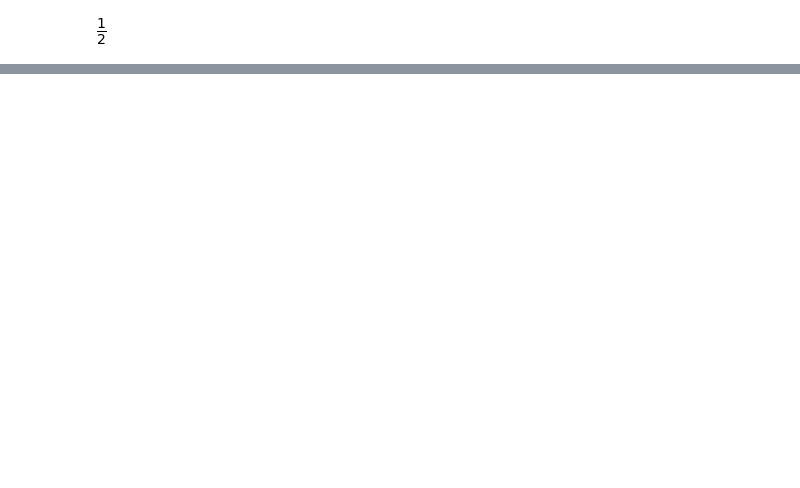
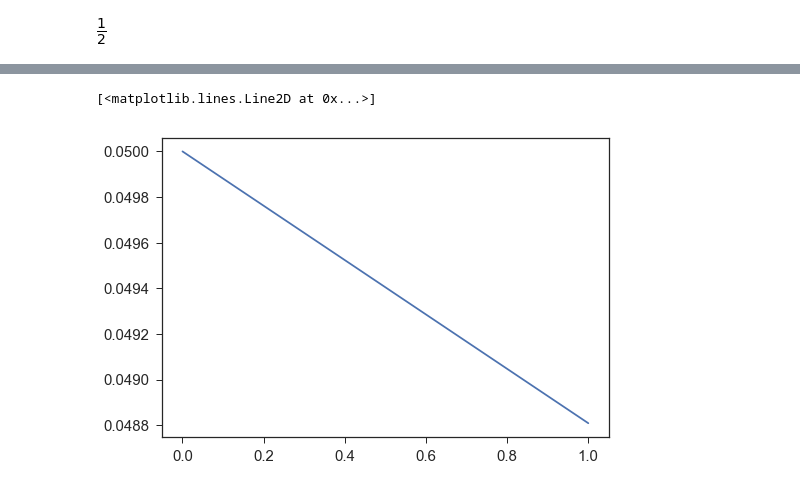
Before and after one commit to yoavram/Milpitas, a Jupyter notebook: notebooks/modifiers recursion.ipynb, the cells around one changed output, grey strips where cells are left out. Drawn from its saved outputs; the diff is of its cells as text; code cells hidden in the pictures; blank space fills up the shorter version.

```diff
--- a/notebooks/modifiers recursion.ipynb
+++ b/notebooks/modifiers recursion.ipynb
@@ -216,0 +172,10 @@ fig.savefig('../figures/A1B1_EGS_eta_0.pdf', bbox_inches='tight')#, bbox_extra_a
+# %%
+s_ = 0.1
+ww = [
+    (s_ * (1 - ρ_) - 2 + np.sqrt((1 - ρ_)**2 * s_**2 + 4*(1 + s_))) / (2 * (2 - ρ_))
+    for ρ_ in np.linspace(0,1)
+]
+plt.plot(np.linspace(0,1), ww)
+# %% [output]
+[<matplotlib.lines.Line2D at 0x...>]
+[figure, added]
```
Also changed, not shown: parts of 13 cells of this notebook, 1 other file.
